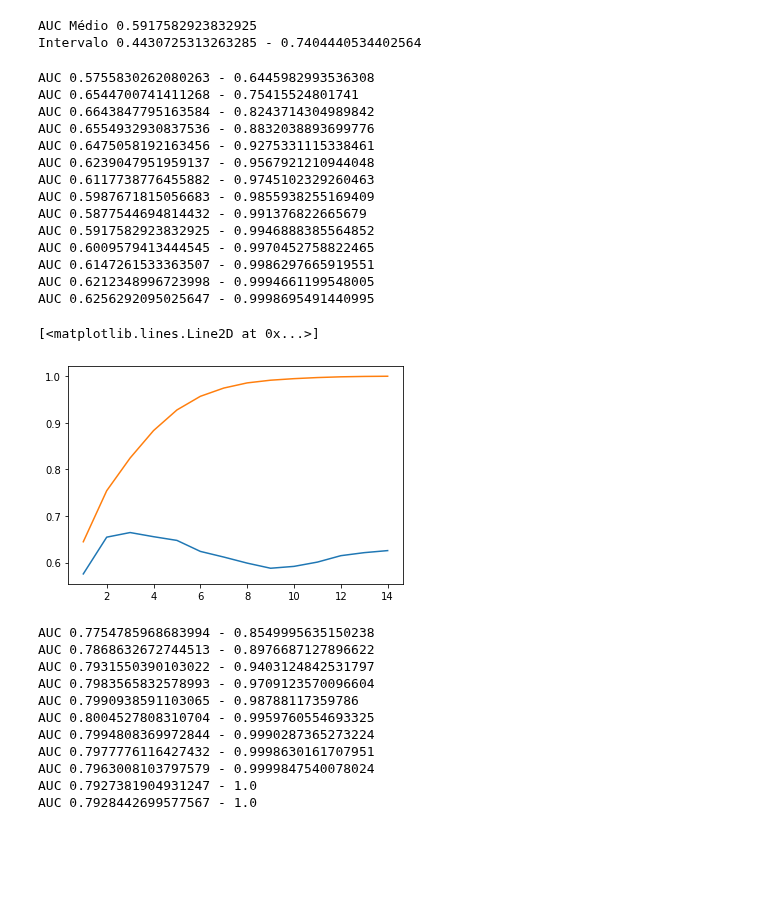
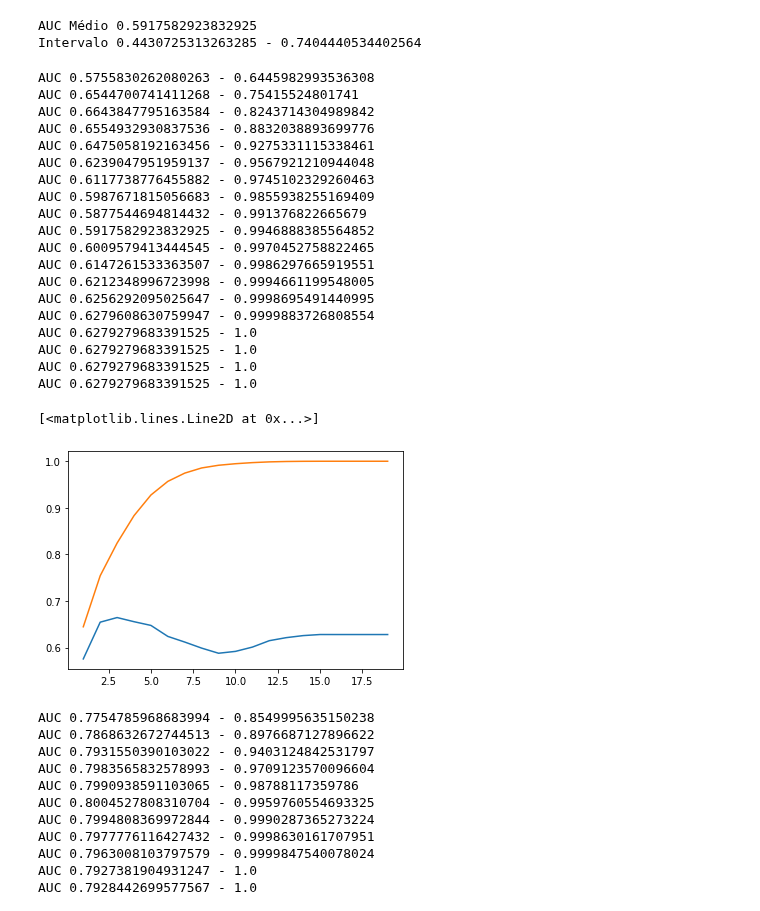
Before and after one commit to RPGraciotti/BootCampAlura, a Jupyter notebook: Modulo_5/Aula_5_Desafios_em_machine_learning.ipynb, the cells around one changed output. Cells and saved outputs as stored; diff of their text form; code cells hidden in the pictures; blank space fills up the shorter version.

```diff
--- a/Modulo_5/Aula_5_Desafios_em_machine_learning.ipynb
+++ b/Modulo_5/Aula_5_Desafios_em_machine_learning.ipynb
@@ -106,7 +106,7 @@ def roda_modelo_cv(modelo, dados, n_splits, n_repeats):
 teste_lista = []
 treino_lista = []
 
-for i in range(1,15):
+for i in range(1,20):
   modelo_arvore = DecisionTreeClassifier(max_depth = i)
   teste, treino = roda_modelo_cv(modelo_arvore, dados_limpos, 5, 10)
   teste_lista.append(teste)
@@ -126,15 +126,20 @@ AUC 0.6009579413444545 - 0.9970452758822465
 AUC 0.6147261533363507 - 0.9986297665919551
 AUC 0.6212348996723998 - 0.9994661199548005
 AUC 0.6256292095025647 - 0.9998695491440995
+AUC 0.6279608630759947 - 0.9999883726808554
+AUC 0.6279279683391525 - 1.0
+AUC 0.6279279683391525 - 1.0
+AUC 0.6279279683391525 - 1.0
+AUC 0.6279279683391525 - 1.0
 # %%
-x = range(1, 15)
+x = range(1, 20)
 plt.plot(x, teste_lista)
 plt.plot(x, treino_lista)
 
 # exemplo, escolher max_depth de 3
 # %% [output]
 [<matplotlib.lines.Line2D at 0x...>]
-[figure, old version]
+[figure, new version]
 # %%
 from sklearn.ensemble import RandomForestClassifier
 # %%
```
Also changed, not shown: parts of 19 cells of this notebook.
